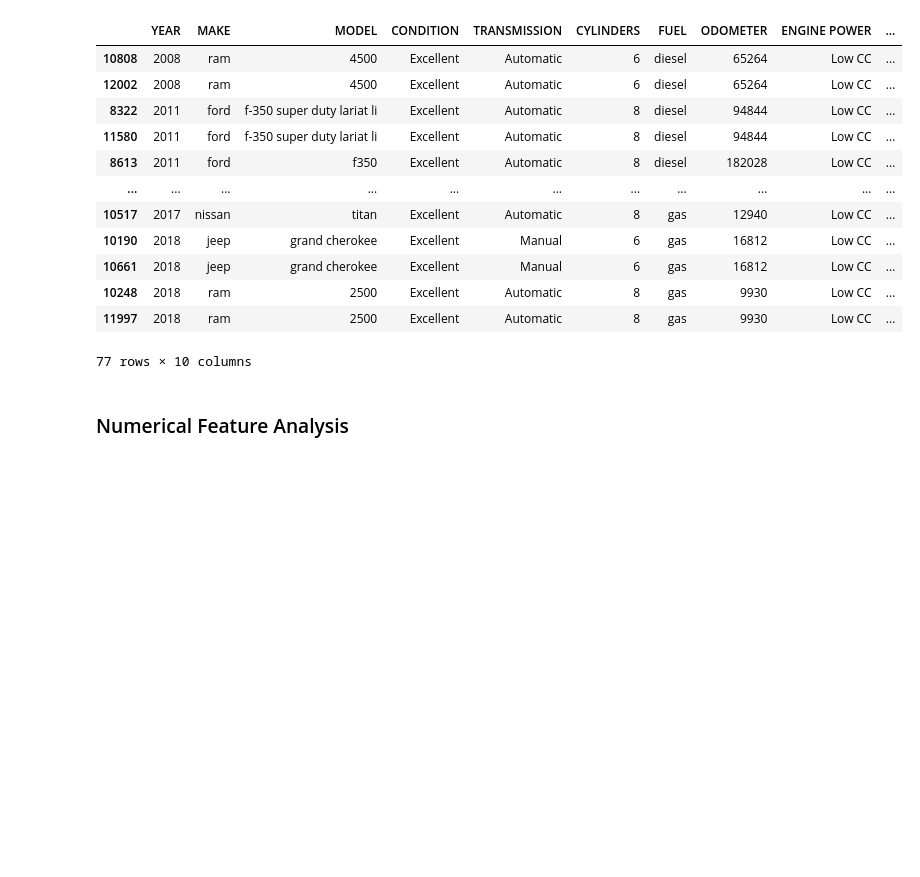
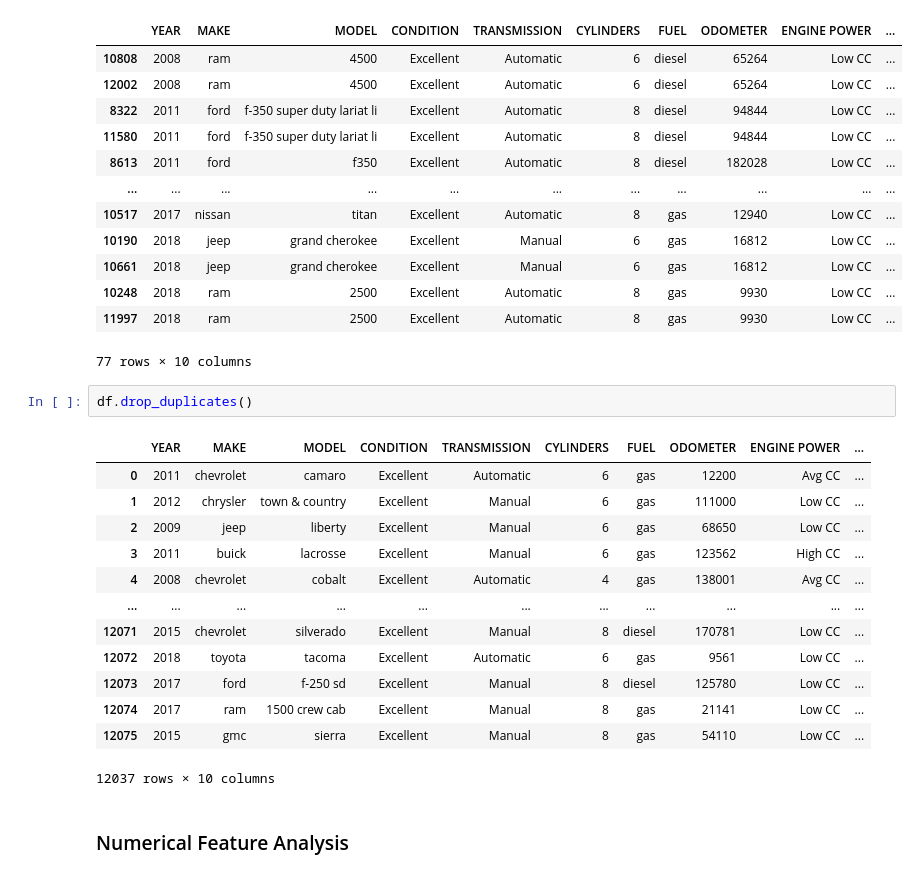
Before and after one commit to Nandhakumar2006/CarAnalysis, a Jupyter notebook: Car.ipynb, the cells around one changed output. Saved outputs shown, nothing was run; the diff lists cells and outputs as text; blank space fills up the shorter version.

```diff
--- a/Car.ipynb
+++ b/Car.ipynb
@@ -83,6 +83,22 @@ df[df.duplicated(keep=False)].sort_values(by=df.columns.tolist())
 | 10248 | 2018 | ram | 2500 | Excellent | Automatic | 8 | gas | 9930 | Low CC | ... |
 | 11997 | 2018 | ram | 2500 | Excellent | Automatic | 8 | gas | 9930 | Low CC | ... |
 77 rows × 10 columns
+# %%
+df.drop_duplicates()
+# %% [output]
+|  | YEAR | MAKE | MODEL | CONDITION | TRANSMISSION | CYLINDERS | FUEL | ODOMETER | ENGINE POWER | ... |
+| 0 | 2011 | chevrolet | camaro | Excellent | Automatic | 6 | gas | 12200 | Avg CC | ... |
+| 1 | 2012 | chrysler | town & country | Excellent | Manual | 6 | gas | 111000 | Low CC | ... |
+| 2 | 2009 | jeep | liberty | Excellent | Manual | 6 | gas | 68650 | Low CC | ... |
+| 3 | 2011 | buick | lacrosse | Excellent | Manual | 6 | gas | 123562 | High CC | ... |
+| 4 | 2008 | chevrolet | cobalt | Excellent | Automatic | 4 | gas | 138001 | Avg CC | ... |
+| ... | ... | ... | ... | ... | ... | ... | ... | ... | ... | ... |
+| 12071 | 2015 | chevrolet | silverado | Excellent | Manual | 8 | diesel | 170781 | Low CC | ... |
+| 12072 | 2018 | toyota | tacoma | Excellent | Automatic | 6 | gas | 9561 | Low CC | ... |
+| 12073 | 2017 | ford | f-250 sd | Excellent | Manual | 8 | diesel | 125780 | Low CC | ... |
+| 12074 | 2017 | ram | 1500 crew cab | Excellent | Manual | 8 | gas | 21141 | Low CC | ... |
+| 12075 | 2015 | gmc | sierra | Excellent | Manual | 8 | gas | 54110 | Low CC | ... |
+12037 rows × 10 columns
 # %% [markdown]
 ### Numerical Feature Analysis
 # %%
```
Also changed, not shown: parts of 2 cells of this notebook.
